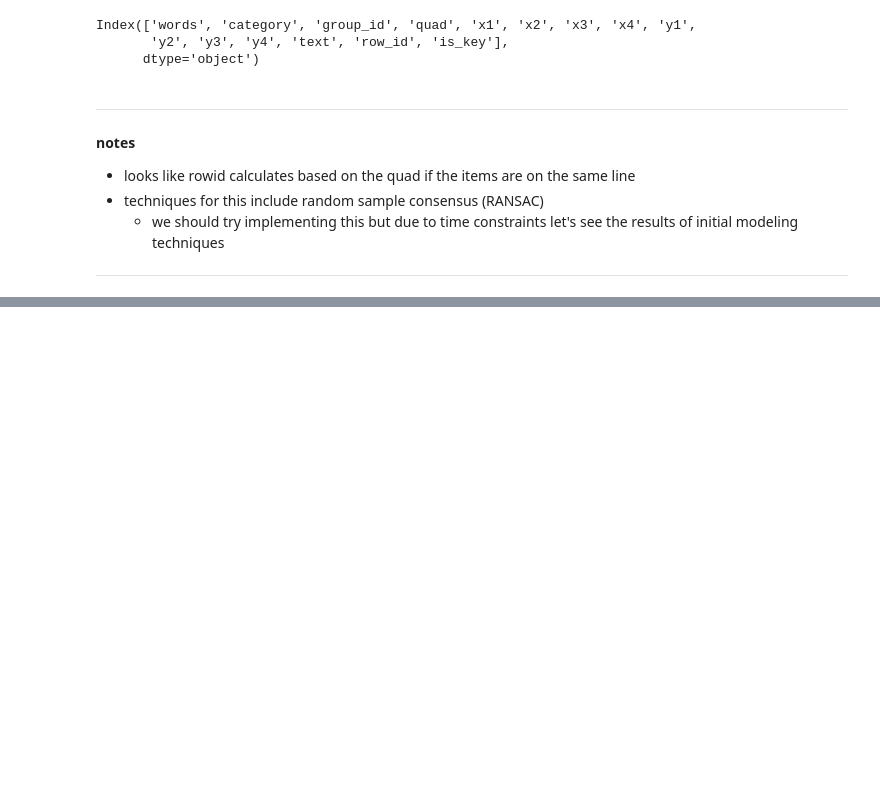
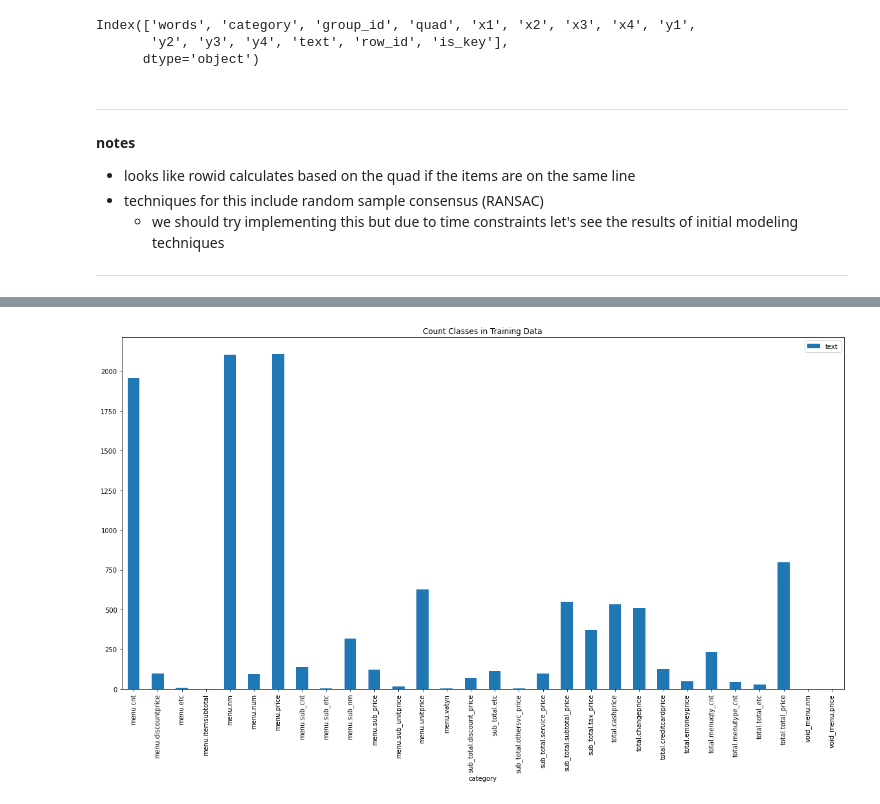
Before and after one commit to mercedes-wu/nlp_projects, a Jupyter notebook: notebooks/ocr_nlp_analysis.ipynb, the cells around one changed output, grey strips where cells are left out. Saved outputs shown, nothing was run; the diff lists cells and outputs as text; code cells hidden in the pictures; blank space fills up the shorter version.

```diff
--- a/notebooks/ocr_nlp_analysis.ipynb
+++ b/notebooks/ocr_nlp_analysis.ipynb
@@ -295,0 +295,6 @@ Note:
+# %%
+# lets look at the count of values for each category first as a quick check to see if there are any class imbalances
+count_gb = train_df[['category', 'text']].groupby('category').count().reset_index()
+ax = count_gb.plot.bar(x='category', y='text', title='Count Classes in Training Data', figsize=(20,10))
+# %% [output]
+[figure, added]
```
Also changed, not shown: parts of 13 cells of this notebook, 1 other file.
